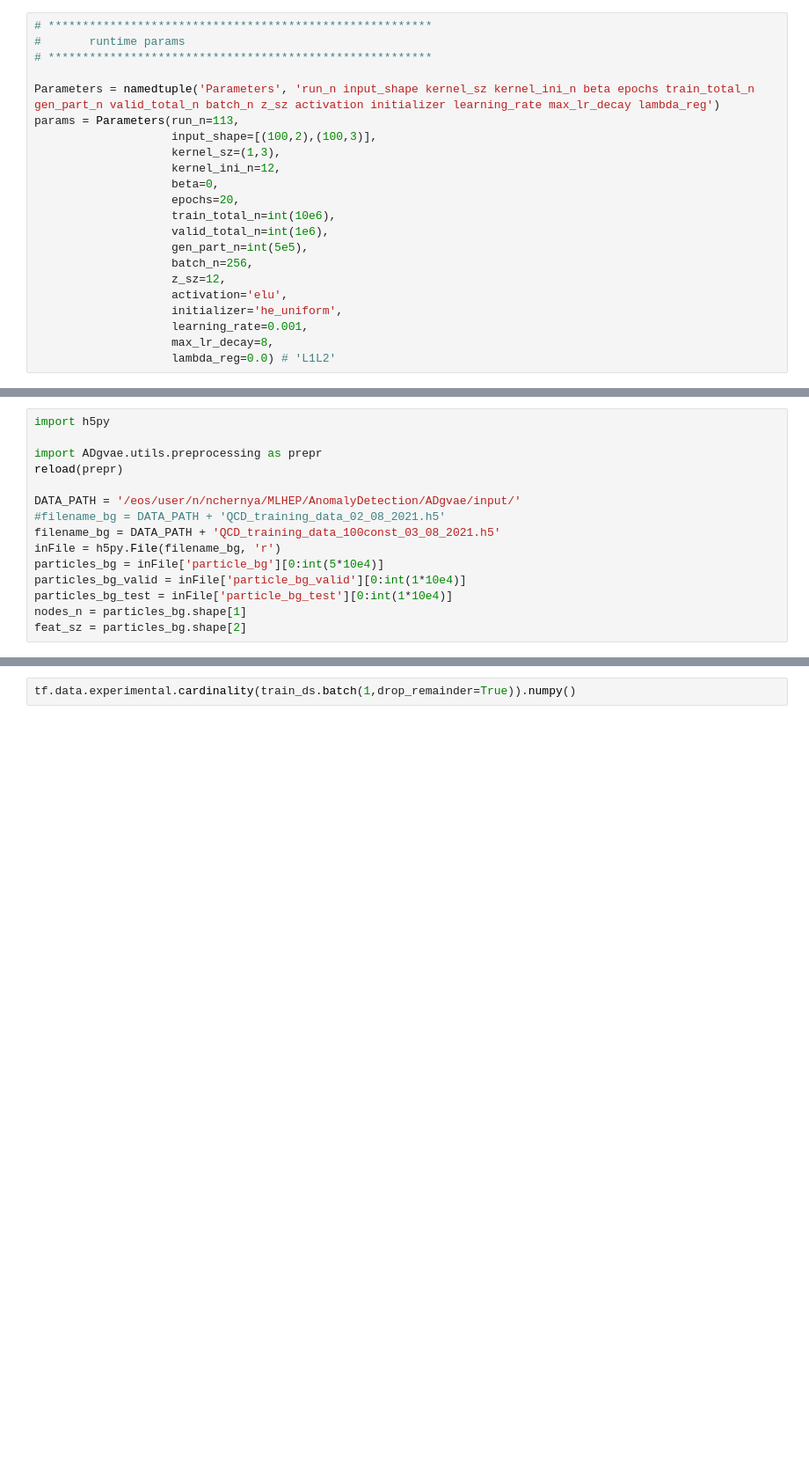
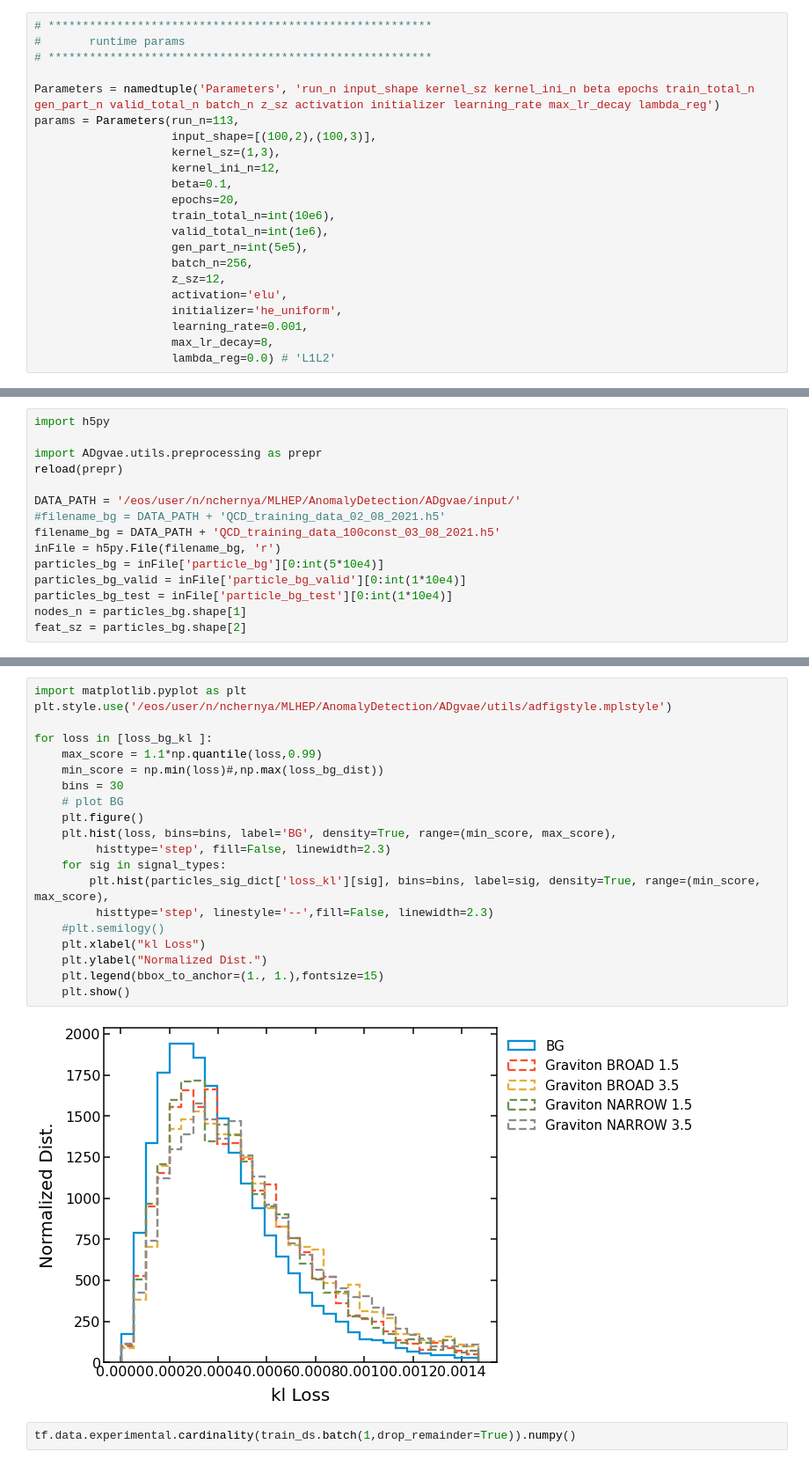
Before and after one commit to chernyavskaya/vande, a Jupyter notebook: testing_vande_particlenet.ipynb, the cells around one changed output, grey strips where cells are left out. Shown at 88% size. Cells and saved outputs as stored; diff of their text form; blank space fills up the shorter version.

```diff
--- a/testing_vande_particlenet.ipynb
+++ b/testing_vande_particlenet.ipynb
@@ -33,7 +33,7 @@ params = Parameters(run_n=113,
                     input_shape=[(100,2),(100,3)],
                     kernel_sz=(1,3),
                     kernel_ini_n=12,
-                    beta=0,
+                    beta=0.1,
                     epochs=20,
                     train_total_n=int(10e6),
                     valid_total_n=int(1e6),
@@ -199,3 +238,25 @@ for loss in [loss_j1_reco, loss_j1_kl ]:
+# %%
+import matplotlib.pyplot as plt
+plt.style.use('/eos/user/n/nchernya/MLHEP/AnomalyDetection/ADgvae/utils/adfigstyle.mplstyle')
+
+for loss in [loss_bg_kl ]:
+    max_score = 1.1*np.quantile(loss,0.99)
+    min_score = np.min(loss)#,np.max(loss_bg_dist))
+    bins = 30
+    # plot BG
+    plt.figure()
+    plt.hist(loss, bins=bins, label='BG', density=True, range=(min_score, max_score),
+         histtype='step', fill=False, linewidth=2.3)
+    for sig in signal_types:
+        plt.hist(particles_sig_dict['loss_kl'][sig], bins=bins, label=sig, density=True, range=(min_score, max_score),
+         histtype='step', linestyle='--',fill=False, linewidth=2.3)
+    #plt.semilogy()
+    plt.xlabel("kl Loss")
+    plt.ylabel("Normalized Dist.")
+    plt.legend(bbox_to_anchor=(1., 1.),fontsize=15)
+    plt.show()
+# %% [output]
+[figure, added]
 # %%
 tf.data.experimental.cardinality(train_ds.batch(1,drop_remainder=True)).numpy()
 # %% [output]
```
Also changed, not shown: parts of 10 cells of this notebook.
